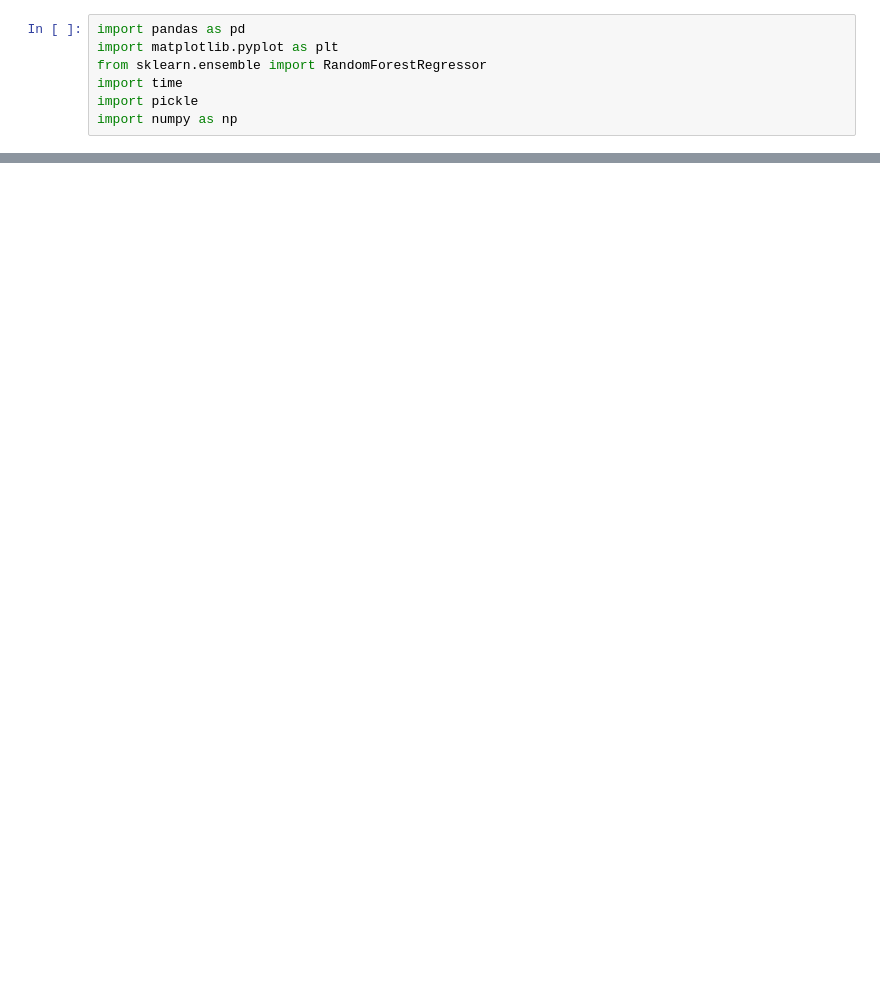
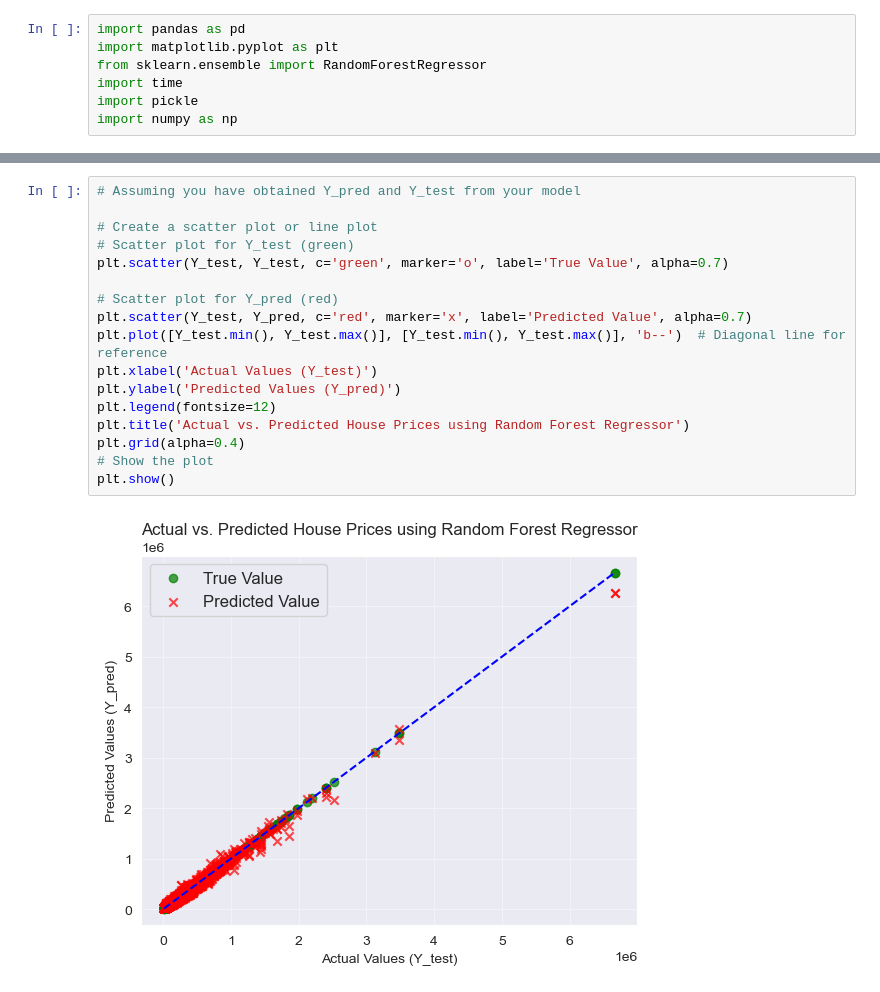
Before and after one commit to MinhPhucLe/Machine-Learning-Project-2023.2, a Jupyter notebook: notebooks/RandomForest/RandomForest_3.ipynb, the cells around one changed output, grey strips where cells are left out. Drawn from its saved outputs; the diff is of its cells as text; blank space fills up the shorter version.

```diff
--- a/notebooks/RandomForest/RandomForest_3.ipynb
+++ b/notebooks/RandomForest/RandomForest_3.ipynb
@@ -247,0 +198,19 @@ pred_table
+# %%
+# Assuming you have obtained Y_pred and Y_test from your model
+
+# Create a scatter plot or line plot
+# Scatter plot for Y_test (green)
+plt.scatter(Y_test, Y_test, c='green', marker='o', label='True Value', alpha=0.7)
+
+# Scatter plot for Y_pred (red)
+plt.scatter(Y_test, Y_pred, c='red', marker='x', label='Predicted Value', alpha=0.7)
+plt.plot([Y_test.min(), Y_test.max()], [Y_test.min(), Y_test.max()], 'b--')  # Diagonal line for reference
+plt.xlabel('Actual Values (Y_test)')
+plt.ylabel('Predicted Values (Y_pred)')
+plt.legend(fontsize=12)
+plt.title('Actual vs. Predicted House Prices using Random Forest Regressor')
+plt.grid(alpha=0.4)
+# Show the plot
+plt.show()
+# %% [output]
+[figure, added]
```
Also changed, not shown: parts of 19 cells of this notebook, 3 other files.
